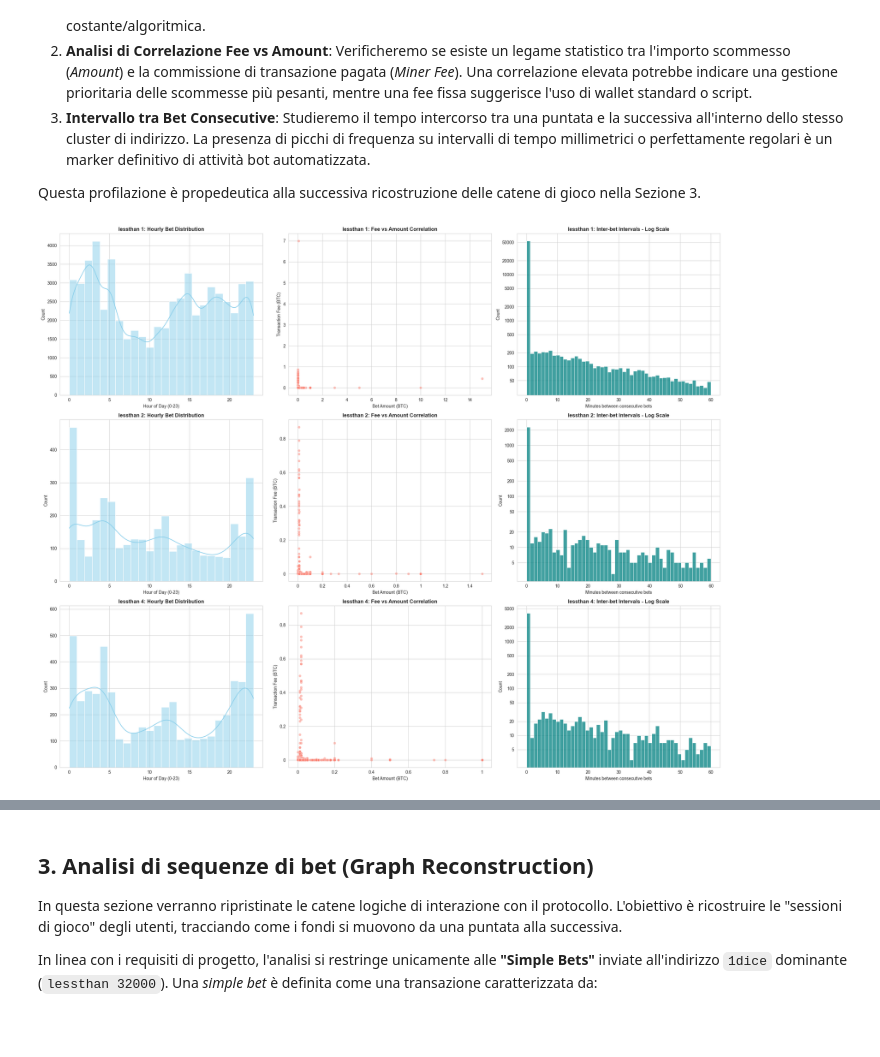
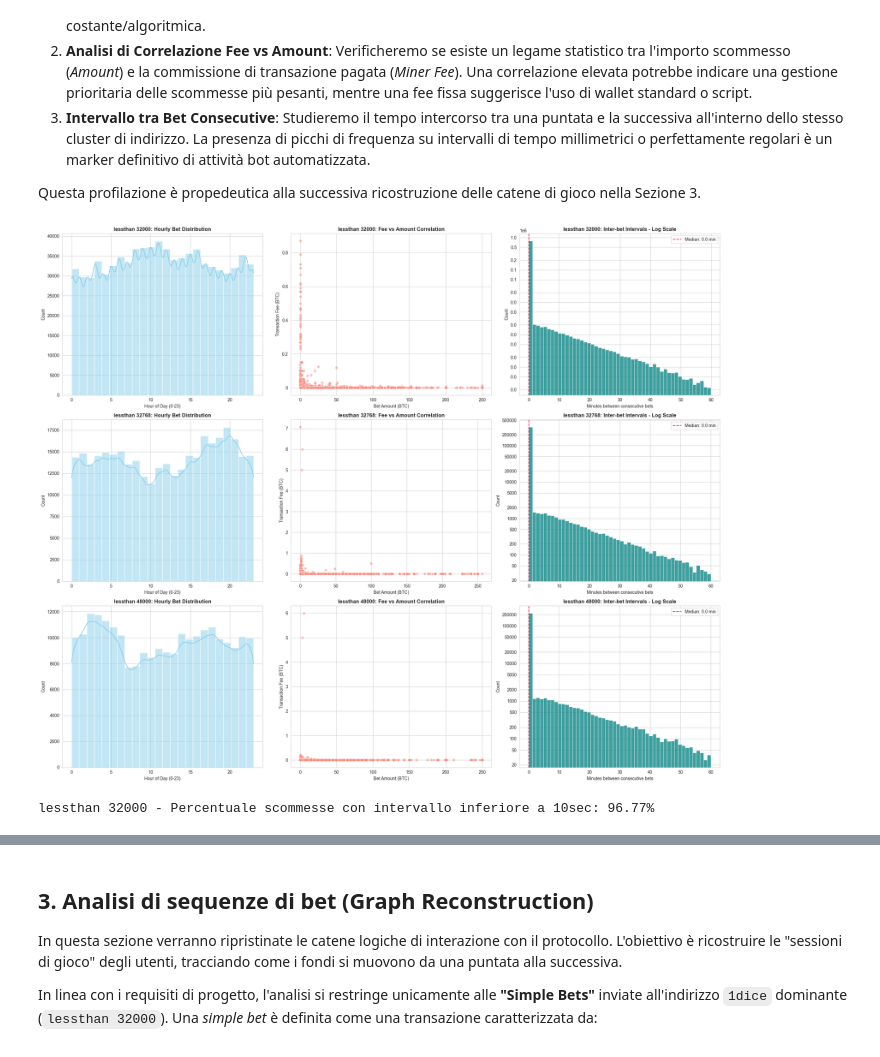
Before and after one commit to Hevial/betflow-satoshi-dice, a Jupyter notebook: notebooks/BetFlow_SatoshiDice.ipynb, the cells around one changed output, grey strips where cells are left out. Cells and saved outputs as stored; diff of their text form; code cells hidden in the pictures.

```diff
--- a/notebooks/satoshi_dice_analysis.ipynb
+++ b/notebooks/BetFlow_SatoshiDice.ipynb
@@ -156,20 +210,31 @@ Questa profilazione è propedeutica alla successiva ricostruzione delle catene d
 # %%
 from src.analytics import get_behavioral_data
 from src.visualizations import plot_behavioral_profiling
 
 # 1. Identificazione dei Top 3 indirizzi (già calcolati in popularity_df)
-top_3_hashes = popularity_df.head(3)['hash'].tolist()
-top_3_names = popularity_df.head(3)['Name'].tolist()
+top_3_df = popularity_df.nlargest(3, 'bet_count')
+top_3_hashes = top_3_df['hash'].tolist()
+top_3_names = top_3_df['Name'].tolist()
 
 # 2. Estrazione dei dati comportamentali per ciascuno dei 3 indirizzi
 behavioral_results = {}
 for h, name in zip(top_3_hashes, top_3_names):
     behavioral_results[name] = get_behavioral_data(tx_annotated, h, outputs, mapping)
 
 # 3. Visualizzazione del pannello di profilazione comparativo
 plot_behavioral_profiling(behavioral_results)
 # %% [output]
-[figure, old version]
+[figure, new version]
+# %%
+# Analisi specifica: Percentuale di scommesse con intervalli inferiori a 10 secondi per il più popolare
+s = behavioral_results[top_3_names[0]]['time_delta']
+
+# Calcolo della percentuale di scommesse con intervalli inferiori a 10 secondi
+percentuale = (s < 10).sum() / s.count() * 100
+
+print(f"{top_3_names[0]} - Percentuale scommesse con intervallo inferiore a 10sec: {percentuale:.2f}%")
+# %% [output]
+lessthan 32000 - Percentuale scommesse con intervallo inferiore a 10sec: 96.77%
 # %% [markdown]
 #### Riscontri Forensi ed Evidenze Empiriche:
 
```
Also changed, not shown: parts of 10 cells of this notebook, 4 other files.
